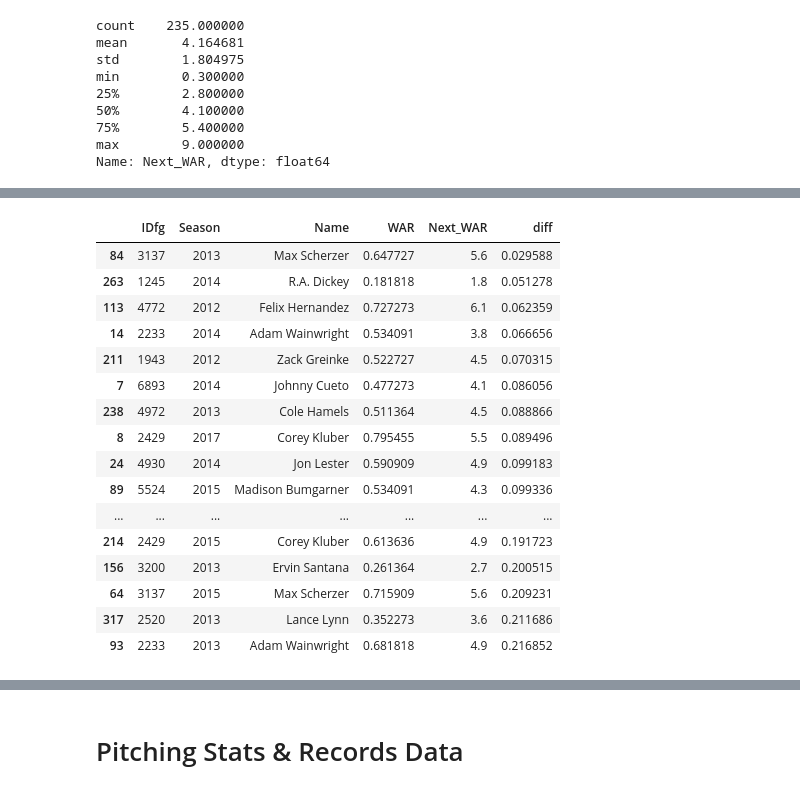
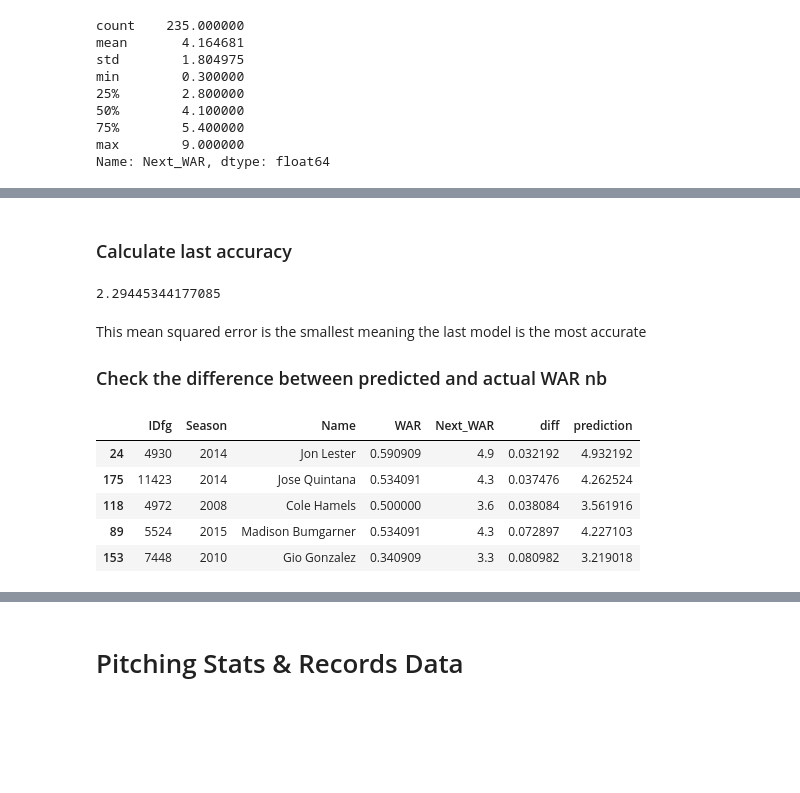
Before and after one commit to MireyNM/Predict_Future_MLB_Stats, a Jupyter notebook: Code/predict_WAR_pirchers.ipynb, the cells around one changed output, grey strips where cells are left out. Drawn from its saved outputs; the diff is of its cells as text; code cells hidden in the pictures; blank space fills up the shorter version.

Commit message:
BsR & WAR models

```diff
--- a/Code/predict_WAR_pirchers.ipynb
+++ b/Code/predict_WAR_pirchers.ipynb
@@ -285,7 +285,7 @@ predictors
 # %%
 # We only want to use past data to predict future data
 
-def backtest(data, model, predictors, start=5, step=1):
+def backtest(data, model, predictors, start=1, step=1):
     # Create a list to hold all seasons predictions
     all_predictions = []
 
@@ -303,8 +303,11 @@ def backtest(data, model, predictors, start=5, step=1):
 
         model.fit(train[predictors], train["Next_WAR"])
 
+        # Generate predictions on test set
         preds = model.predict(test[predictors])
         preds = pd.Series(preds, index=test.index)
+
+        # Concat predictions with actual
         combined = pd.concat([test["Next_WAR"], preds], axis=1)
         combined.columns = ["actual", "prediction"]
 
@@ -419,0 +533,24 @@ All small values indicated that the model is not taking these columns into accou
+# %%
+final_predictors=['L',
+ 'WAR',
+ 'G',
+ 'IBB',
+ 'IFH',
+ 'WHIP',
+ 'LOB%',
+ 'inLI',
+ 'FBv',
+ 'wFB/C',
+ 'Z-Contact%',
+ 'F-Strike%',
+ 'SD',
+ 'Z-Contact% (sc)',
+ 'BIP-Wins',
+ 'Hard%',
+ 'LD%+',
+ 'Cent%+',
+ 'war_season',
+ ]
+# %%
+final_prediction = backtest(pitching, rr, final_predictors)
+final_prediction
@@ -420,26 +571,25 @@ All small values indicated that the model is not taking these columns into accou
+# %% [markdown]
+### Calculate last accuracy
+# %%
+mean_squared_error(final_predictions["actual"], final_predictions["prediction"])
+# %% [output]
+2.29445344177085
+# %% [markdown]
+This mean squared error is the smallest meaning the last model is the most accurate
+
+### Check the difference between predicted and actual WAR nb
 # %%
-merged = predictions.merge(pitching, left_index=True, right_index=True)
-merged["diff"] = (predictions["actual"] - predictions["prediction"]).abs()
-next_war_df=merged[["IDfg", "Season", "Name", "WAR", "Next_WAR", "diff"]].sort_values(["diff"])
-next_war_df.head(20)
+merged = final_prediction.merge(pitching, left_index=True, right_index=True)
+merged["diff"] = (final_prediction["actual"] - final_prediction["prediction"]).abs()
+next_war_df=merged[["IDfg", "Season", "Name", "WAR", "Next_WAR", "diff","prediction"]].sort_values(["diff"])
+next_war_df.head()
 # %% [output]
-|  | IDfg | Season | Name | WAR | Next_WAR | diff |
-| 84 | 3137 | 2013 | Max Scherzer | 0.647727 | 5.6 | 0.029588 |
-| 263 | 1245 | 2014 | R.A. Dickey | 0.181818 | 1.8 | 0.051278 |
-| 113 | 4772 | 2012 | Felix Hernandez | 0.727273 | 6.1 | 0.062359 |
-| 14 | 2233 | 2014 | Adam Wainwright | 0.534091 | 3.8 | 0.066656 |
-| 211 | 1943 | 2012 | Zack Greinke | 0.522727 | 4.5 | 0.070315 |
-| 7 | 6893 | 2014 | Johnny Cueto | 0.477273 | 4.1 | 0.086056 |
-| 238 | 4972 | 2013 | Cole Hamels | 0.511364 | 4.5 | 0.088866 |
-| 8 | 2429 | 2017 | Corey Kluber | 0.795455 | 5.5 | 0.089496 |
-| 24 | 4930 | 2014 | Jon Lester | 0.590909 | 4.9 | 0.099183 |
-| 89 | 5524 | 2015 | Madison Bumgarner | 0.534091 | 4.3 | 0.099336 |
-| ... | ... | ... | ... | ... | ... | ... |
-| 214 | 2429 | 2015 | Corey Kluber | 0.613636 | 4.9 | 0.191723 |
-| 156 | 3200 | 2013 | Ervin Santana | 0.261364 | 2.7 | 0.200515 |
-| 64 | 3137 | 2015 | Max Scherzer | 0.715909 | 5.6 | 0.209231 |
-| 317 | 2520 | 2013 | Lance Lynn | 0.352273 | 3.6 | 0.211686 |
-| 93 | 2233 | 2013 | Adam Wainwright | 0.681818 | 4.9 | 0.216852 |
+|  | IDfg | Season | Name | WAR | Next_WAR | diff | prediction |
+| 24 | 4930 | 2014 | Jon Lester | 0.590909 | 4.9 | 0.032192 | 4.932192 |
+| 175 | 11423 | 2014 | Jose Quintana | 0.534091 | 4.3 | 0.037476 | 4.262524 |
+| 118 | 4972 | 2008 | Cole Hamels | 0.500000 | 3.6 | 0.038084 | 3.561916 |
+| 89 | 5524 | 2015 | Madison Bumgarner | 0.534091 | 4.3 | 0.072897 | 4.227103 |
+| 153 | 7448 | 2010 | Gio Gonzalez | 0.340909 | 3.3 | 0.080982 | 3.219018 |
 # %%
 next_war_df = next_war_df.groupby("IDfg", group_keys=False).apply(next_season)
 next_war_df
```
Also changed, not shown: parts of 26 cells of this notebook, 13 other files.
